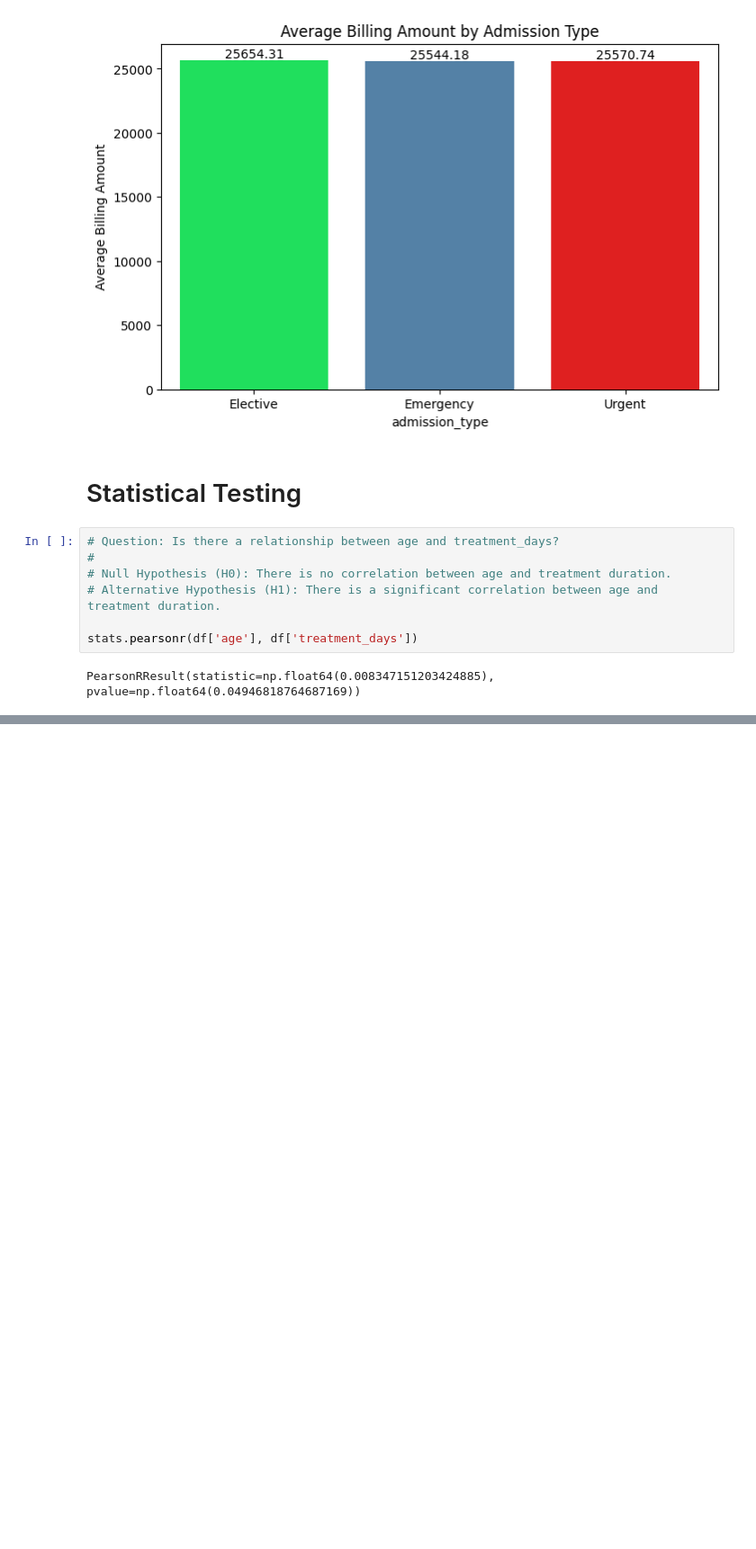
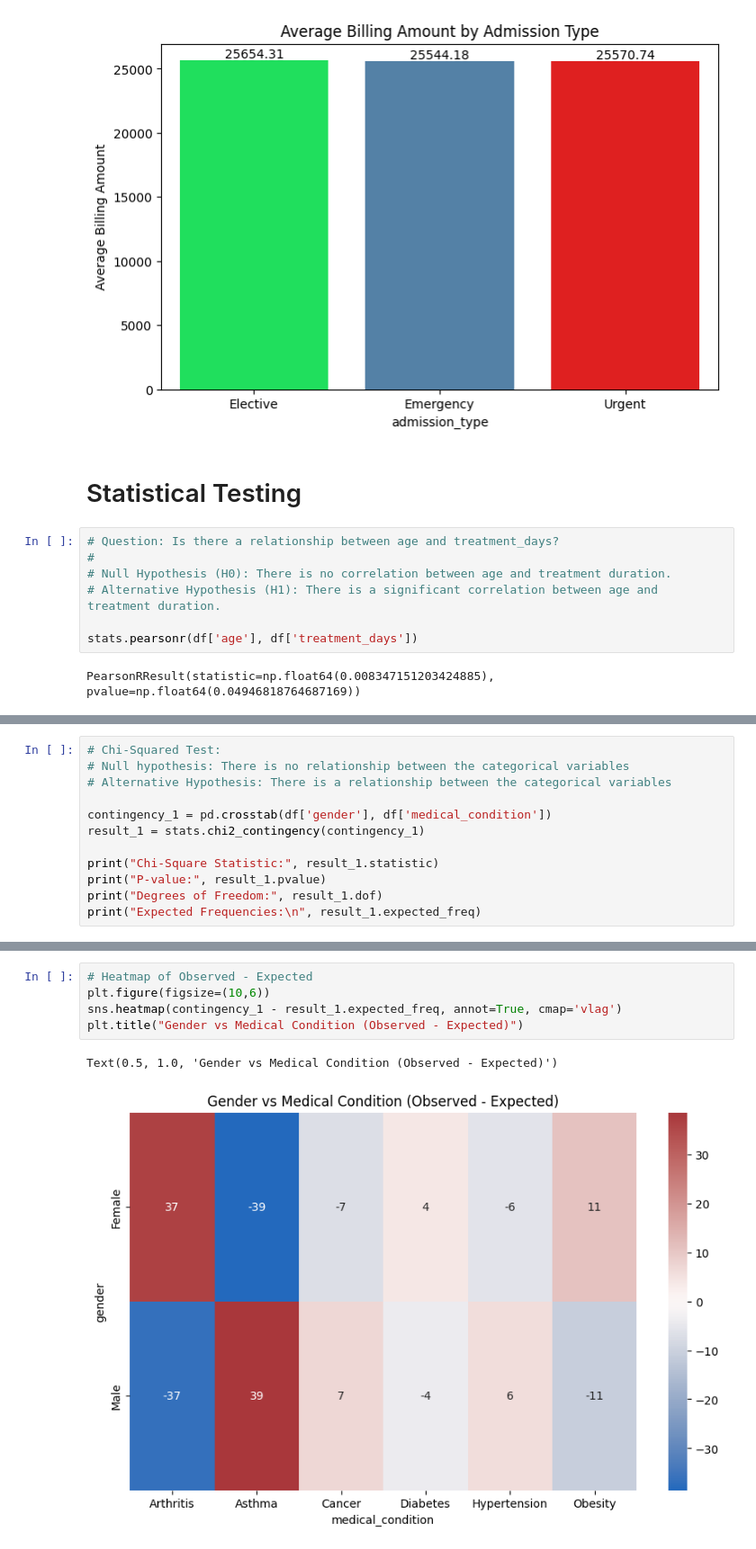
Before and after one commit to HaiderrX/CISC4900-Healthcare-Dataset-Data-Analysis, a Jupyter notebook: Heatlhcare_Data_Analysis.ipynb, the cells around one changed output, grey strips where cells are left out. Shown at 90% size. Saved outputs shown, nothing was run; the diff lists cells and outputs as text; blank space fills up the shorter version.

```diff
--- a/Heatlhcare_Data_Analysis.ipynb
+++ b/Heatlhcare_Data_Analysis.ipynb
@@ -506,0 +563,12 @@ PearsonRResult(statistic=np.float64(0.008347151203424885), pvalue=np.float64(0.0
+# %%
+# Chi-Squared Test:
+# Null hypothesis: There is no relationship between the categorical variables
+# Alternative Hypothesis: There is a relationship between the categorical variables
+
+contingency_1 = pd.crosstab(df['gender'], df['medical_condition'])
+result_1 = stats.chi2_contingency(contingency_1)
+
+print("Chi-Square Statistic:", result_1.statistic)
+print("P-value:", result_1.pvalue)
+print("Degrees of Freedom:", result_1.dof)
+print("Expected Frequencies:\n", result_1.expected_freq)
@@ -506,0 +591,8 @@ PearsonRResult(statistic=np.float64(0.008347151203424885), pvalue=np.float64(0.0
+# %%
+# Heatmap of Observed - Expected
+plt.figure(figsize=(10,6))
+sns.heatmap(contingency_1 - result_1.expected_freq, annot=True, cmap='vlag')
+plt.title("Gender vs Medical Condition (Observed - Expected)")
+# %% [output]
+Text(0.5, 1.0, 'Gender vs Medical Condition (Observed - Expected)')
+[figure, added]
```
Also changed, not shown: parts of 11 cells of this notebook, 1 other file.
